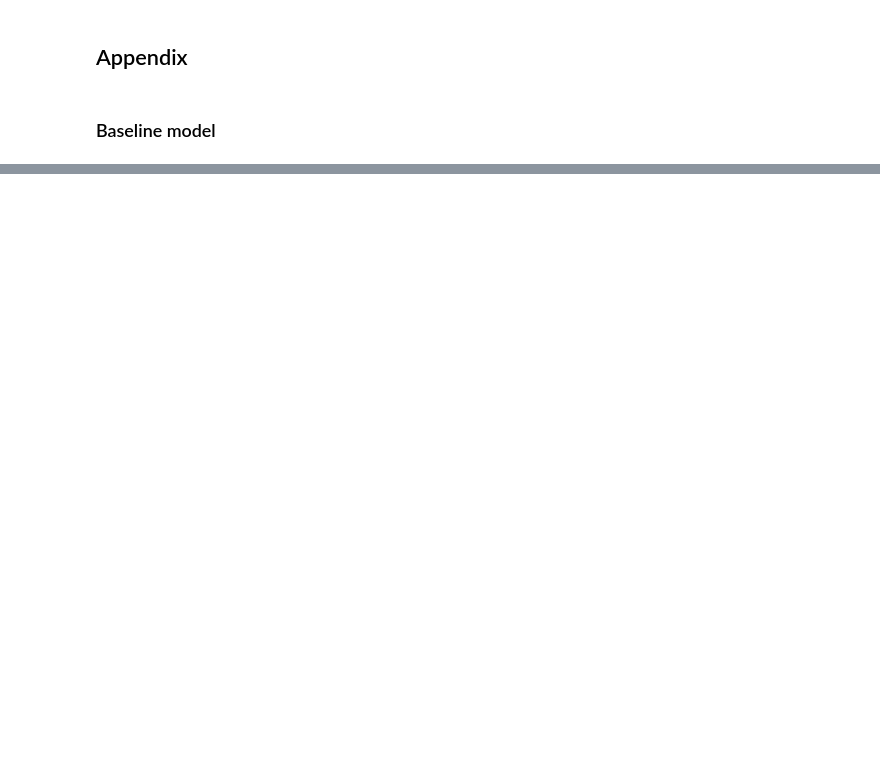
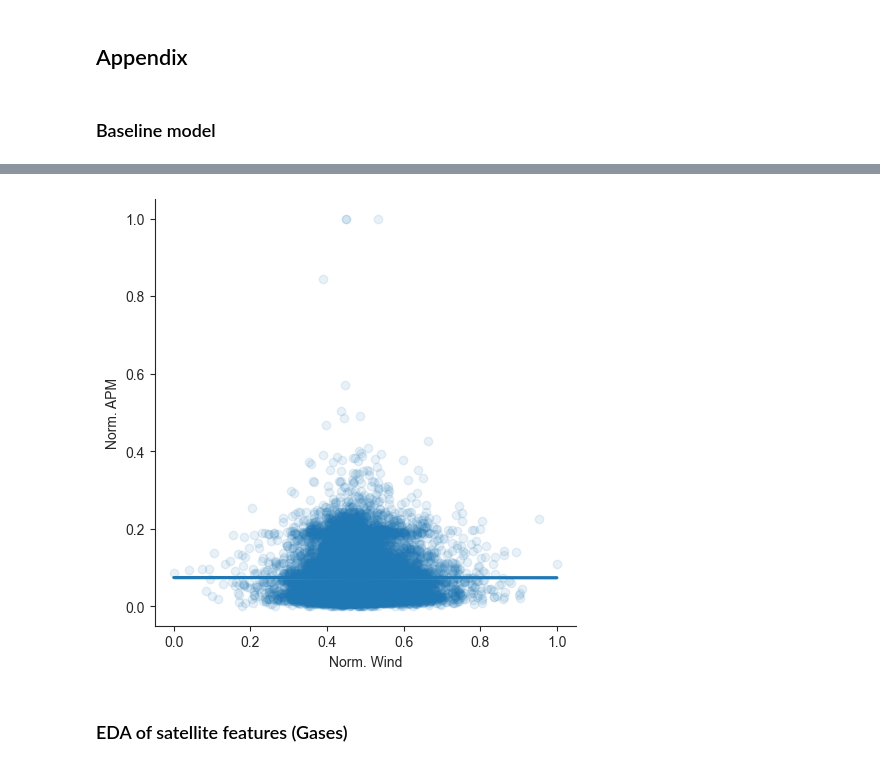
Before and after one commit to JWNowak/ml-project, a Jupyter notebook: 3_ML-project-clean.ipynb, the cells around one changed output, grey strips where cells are left out. Cells and saved outputs as stored; diff of their text form; code cells hidden in the pictures; blank space fills up the shorter version.

```diff
--- a/3_ML-project-clean.ipynb
+++ b/3_ML-project-clean.ipynb
@@ -439,0 +585,11 @@ plt.xlabel(baseline_feature);
+# %%
+fig = sns.lmplot(data=eda_df, x="u_component_of_wind_10m_above_ground", y="target", scatter_kws={'alpha':0.1})
+fig.set_titles("APM vs. Wind")
+fig.set_axis_labels("Norm. Wind","Norm. APM")
+
+plt.savefig('wind.png')
+plt.show()
+# %% [output]
+[figure, added]
+# %% [markdown]
+### EDA of satellite features (Gases)
```
Also changed, not shown: parts of 19 cells of this notebook, 4 other files.
